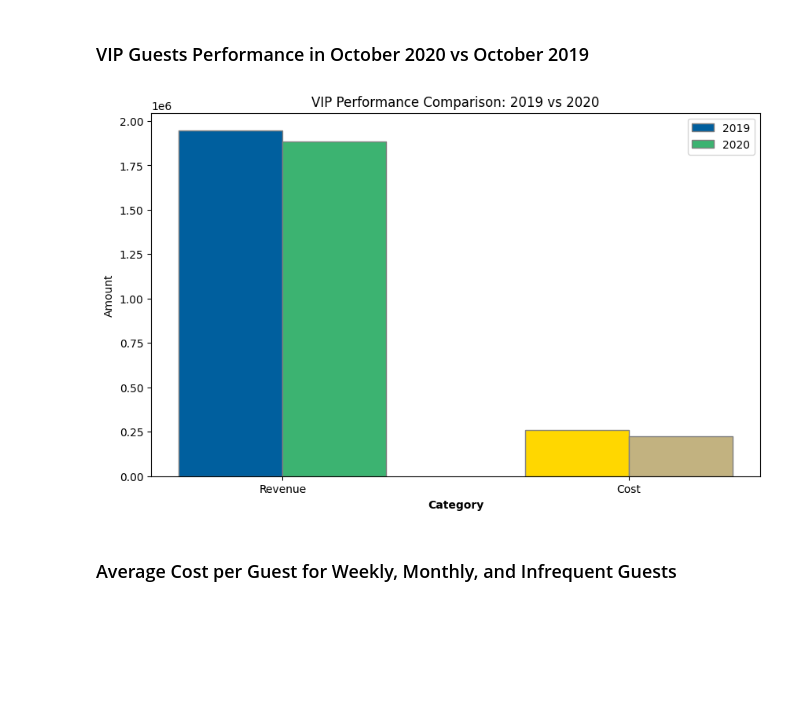
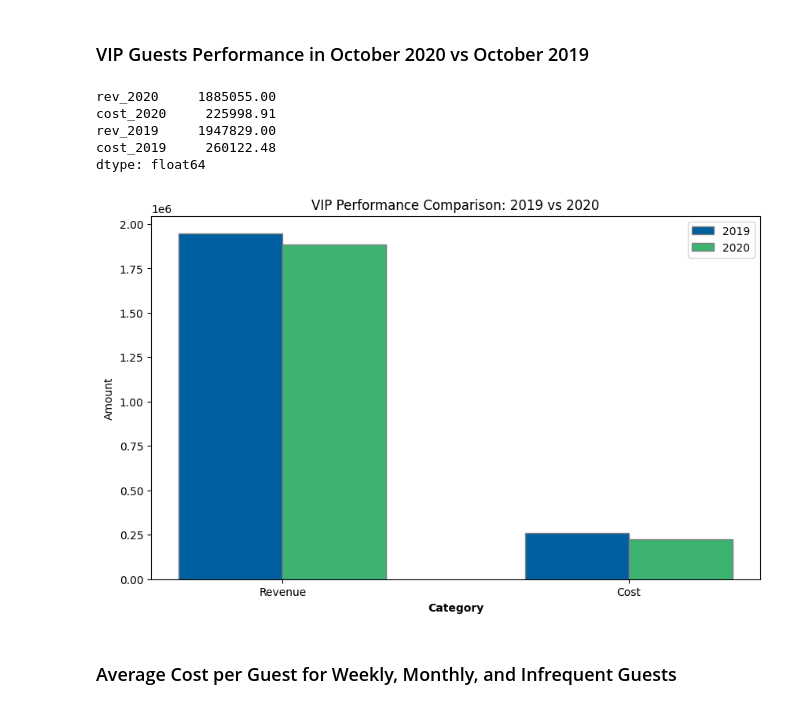
Before and after one commit to jpdeangel/casino_data, a Jupyter notebook: Casino Data.ipynb, the cells around one changed output. Drawn from its saved outputs; the diff is of its cells as text; code cells hidden in the pictures; blank space fills up the shorter version.

```diff
--- a/Casino Data.ipynb
+++ b/Casino Data.ipynb
@@ -86,35 +90,42 @@ vip_data = casino_data[(casino_data['vip_group'] == 'a. VIP 400+') & (casino_dat
 # Aggregating the sum of revenues and costs for both years 2019 and 2020
 # This will give us the total revenue and cost for VIP guests in October for each year
 vip_performance = vip_data[['rev_2020', 'cost_2020', 'rev_2019', 'cost_2019']].sum()
+vip_performance
+# %% [output]
+rev_2020     1885055.00
+cost_2020     225998.91
+rev_2019     1947829.00
+cost_2019     260122.48
+dtype: float64
 # %%
 # Data preparation
 categories = ['Revenue', 'Cost']
 values_2019 = [vip_performance['rev_2019'], vip_performance['cost_2019']]
 values_2020 = [vip_performance['rev_2020'], vip_performance['cost_2020']]
 
 # Positions of the bars on the x-axis
 barWidth = 0.3
 r1 = range(len(categories))
 r2 = [x + barWidth for x in r1]
 
 # Plotting
 plt.figure(figsize=(10, 6))
-plt.bar(r1, values_2019, color=[azure_blue, gold], width=barWidth, edgecolor='grey', label='2019')
-plt.bar(r2, values_2020, color=[palm_green, sandy_beige], width=barWidth, edgecolor='grey', label='2020')
+plt.bar(r1, values_2019, color=[azure_blue], width=barWidth, edgecolor='grey', label='2019')
+plt.bar(r2, values_2020, color=[palm_green], width=barWidth, edgecolor='grey', label='2020')
 
 # Adding labels and title
 plt.xlabel('Category', fontweight='bold')
 plt.xticks([r + barWidth/2 for r in range(len(categories))], categories)
 plt.ylabel('Amount')
 plt.title('VIP Performance Comparison: 2019 vs 2020')
 
 # Creating a legend
 plt.legend()
 
 # Show the plot
 plt.show()
 # %% [output]
-[figure, old version]
+[figure, new version]
 # %% [markdown]
 ### Average Cost per Guest for Weekly, Monthly, and Infrequent Guests
 # %%
```
Also changed, not shown: parts of 4 cells of this notebook.
